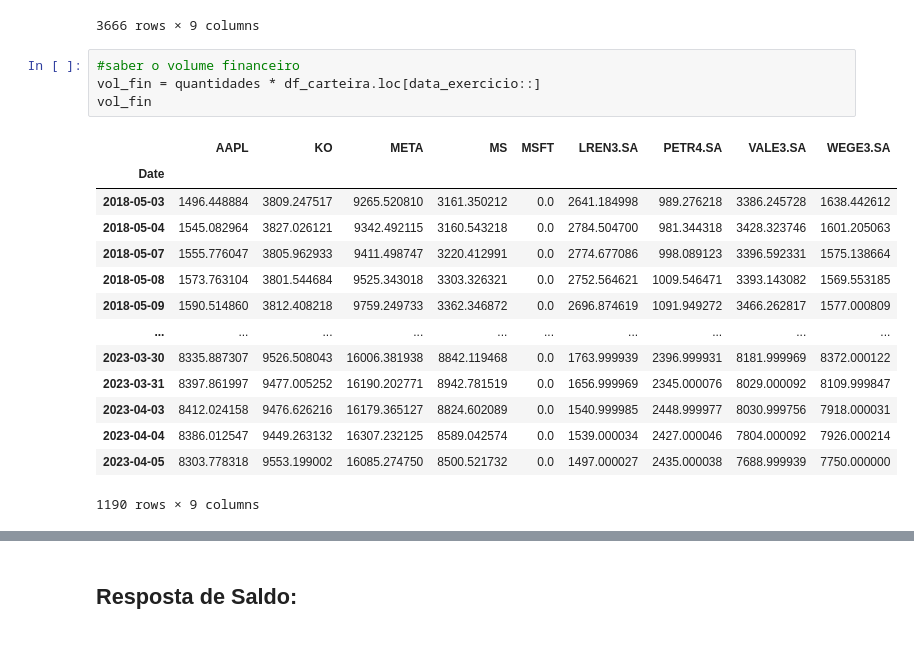
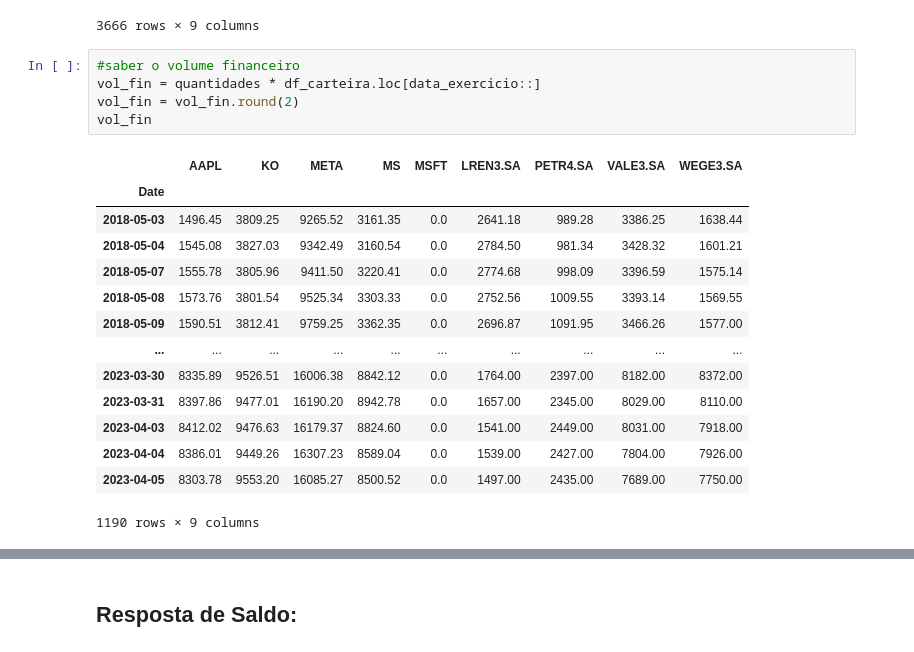
Before and after one commit to thiagoscavone/analise_carteira, a Jupyter notebook: analise_carteira_EUA_BR.ipynb, the cells around one changed output, grey strips where cells are left out. Drawn from its saved outputs; the diff is of its cells as text.

```diff
--- a/analise_carteira_EUA_BR.ipynb
+++ b/analise_carteira_EUA_BR.ipynb
@@ -429,21 +456,22 @@ df_carteira.round(2)
 # %%
 #saber o volume financeiro
 vol_fin = quantidades * df_carteira.loc[data_exercicio::]
+vol_fin = vol_fin.round(2)
 vol_fin
 # %% [output]
 |  | AAPL | KO | META | MS | MSFT | LREN3.SA | PETR4.SA | VALE3.SA | WEGE3.SA |
 | Date |  |  |  |  |  |  |  |  |  |
-| 2018-05-03 | 1496.448884 | 3809.247517 | 9265.520810 | 3161.350212 | 0.0 | 2641.184998 | 989.276218 | 3386.245728 | 1638.442612 |
-| 2018-05-04 | 1545.082964 | 3827.026121 | 9342.492115 | 3160.543218 | 0.0 | 2784.504700 | 981.344318 | 3428.323746 | 1601.205063 |
-| 2018-05-07 | 1555.776047 | 3805.962933 | 9411.498747 | 3220.412991 | 0.0 | 2774.677086 | 998.089123 | 3396.592331 | 1575.138664 |
-| 2018-05-08 | 1573.763104 | 3801.544684 | 9525.343018 | 3303.326321 | 0.0 | 2752.564621 | 1009.546471 | 3393.143082 | 1569.553185 |
-| 2018-05-09 | 1590.514860 | 3812.408218 | 9759.249733 | 3362.346872 | 0.0 | 2696.874619 | 1091.949272 | 3466.262817 | 1577.000809 |
+| 2018-05-03 | 1496.45 | 3809.25 | 9265.52 | 3161.35 | 0.0 | 2641.18 | 989.28 | 3386.25 | 1638.44 |
+| 2018-05-04 | 1545.08 | 3827.03 | 9342.49 | 3160.54 | 0.0 | 2784.50 | 981.34 | 3428.32 | 1601.21 |
+| 2018-05-07 | 1555.78 | 3805.96 | 9411.50 | 3220.41 | 0.0 | 2774.68 | 998.09 | 3396.59 | 1575.14 |
+| 2018-05-08 | 1573.76 | 3801.54 | 9525.34 | 3303.33 | 0.0 | 2752.56 | 1009.55 | 3393.14 | 1569.55 |
+| 2018-05-09 | 1590.51 | 3812.41 | 9759.25 | 3362.35 | 0.0 | 2696.87 | 1091.95 | 3466.26 | 1577.00 |
 | ... | ... | ... | ... | ... | ... | ... | ... | ... | ... |
-| 2023-03-30 | 8335.887307 | 9526.508043 | 16006.381938 | 8842.119468 | 0.0 | 1763.999939 | 2396.999931 | 8181.999969 | 8372.000122 |
-| 2023-03-31 | 8397.861997 | 9477.005252 | 16190.202771 | 8942.781519 | 0.0 | 1656.999969 | 2345.000076 | 8029.000092 | 8109.999847 |
-| 2023-04-03 | 8412.024158 | 9476.626216 | 16179.365127 | 8824.602089 | 0.0 | 1540.999985 | 2448.999977 | 8030.999756 | 7918.000031 |
-| 2023-04-04 | 8386.012547 | 9449.263132 | 16307.232125 | 8589.042574 | 0.0 | 1539.000034 | 2427.000046 | 7804.000092 | 7926.000214 |
-| 2023-04-05 | 8303.778318 | 9553.199002 | 16085.274750 | 8500.521732 | 0.0 | 1497.000027 | 2435.000038 | 7688.999939 | 7750.000000 |
+| 2023-03-30 | 8335.89 | 9526.51 | 16006.38 | 8842.12 | 0.0 | 1764.00 | 2397.00 | 8182.00 | 8372.00 |
+| 2023-03-31 | 8397.86 | 9477.01 | 16190.20 | 8942.78 | 0.0 | 1657.00 | 2345.00 | 8029.00 | 8110.00 |
+| 2023-04-03 | 8412.02 | 9476.63 | 16179.37 | 8824.60 | 0.0 | 1541.00 | 2449.00 | 8031.00 | 7918.00 |
+| 2023-04-04 | 8386.01 | 9449.26 | 16307.23 | 8589.04 | 0.0 | 1539.00 | 2427.00 | 7804.00 | 7926.00 |
+| 2023-04-05 | 8303.78 | 9553.20 | 16085.27 | 8500.52 | 0.0 | 1497.00 | 2435.00 | 7689.00 | 7750.00 |
 1190 rows × 9 columns
 # %%
 vol_fin_comparativos = vol_fin
```
Also changed, not shown: parts of 16 cells of this notebook.
